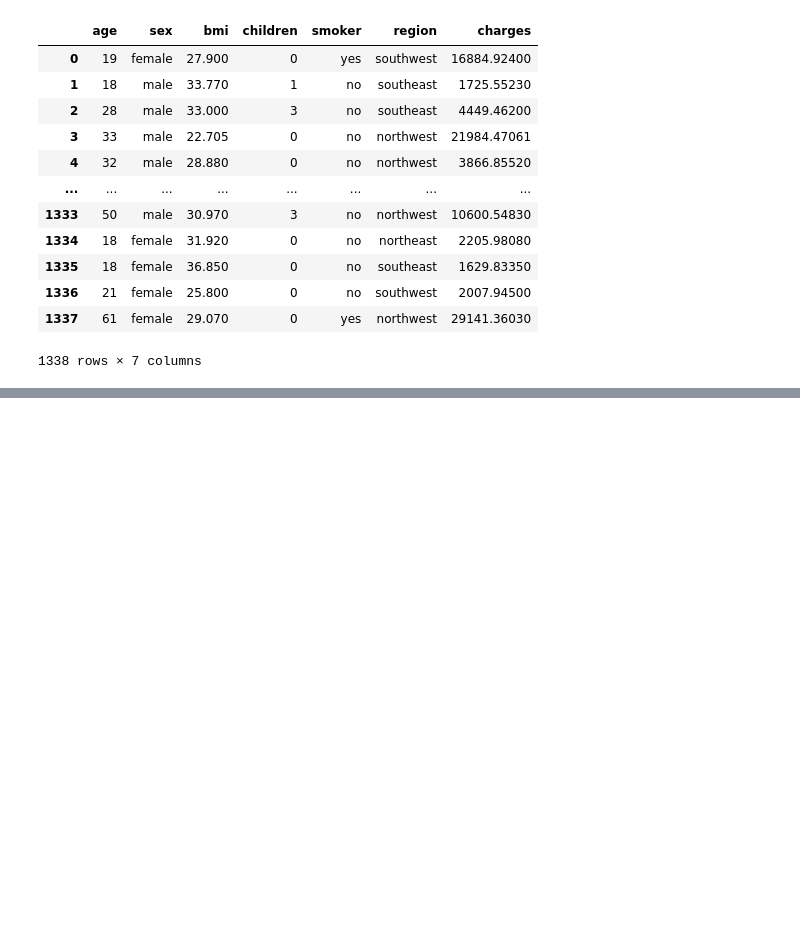
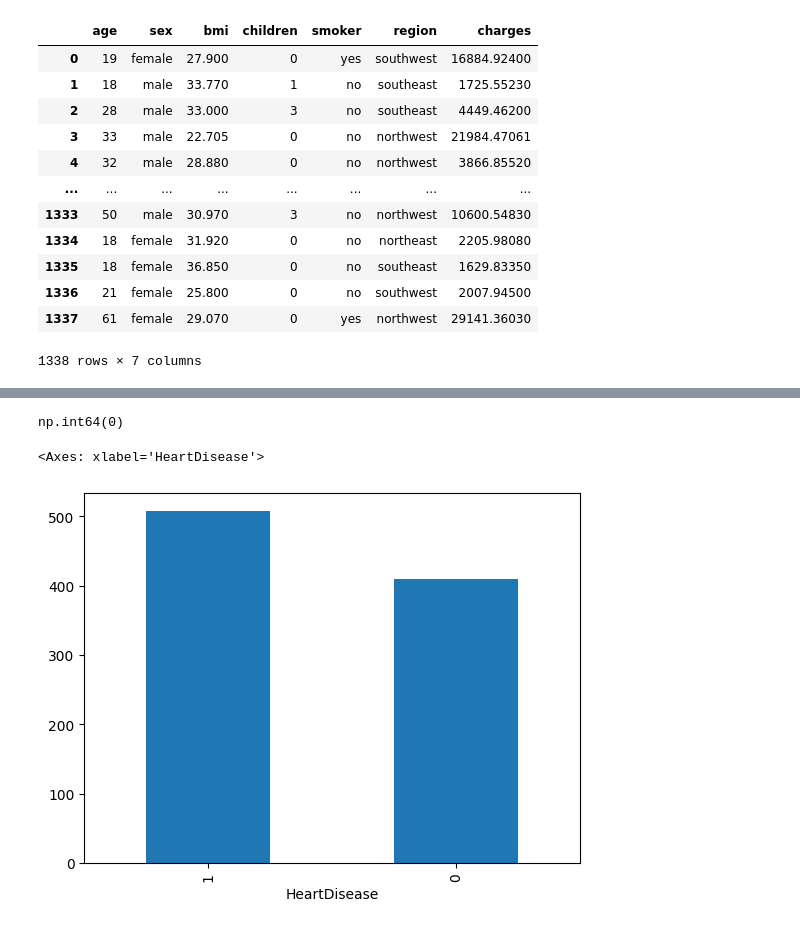
Before and after one commit to kartik147-design/Machine-Learning---1, a Jupyter notebook: main.ipynb, the cells around one changed output, grey strips where cells are left out. Cells and saved outputs as stored; diff of their text form; code cells hidden in the pictures; blank space fills up the shorter version.

```diff
--- a/main.ipynb
+++ b/main.ipynb
@@ -369,3 +369,6 @@ df
 | 1336 | 21 | female | 25.800 | 0 | no | southwest | 2007.94500 |
 | 1337 | 61 | female | 29.070 | 0 | yes | northwest | 29141.36030 |
 1338 rows × 7 columns
+# %%
+df = pd.read_csv("heart.csv")
+df.head()
@@ -371,0 +427,9 @@ df
+# %%
+df.duplicated().sum()
+# %% [output]
+np.int64(0)
+# %%
+df['HeartDisease'].value_counts().plot(kind = "bar")
+# %% [output]
+<Axes: xlabel='HeartDisease'>
+[figure, added]
```
Also changed, not shown: parts of 24 cells of this notebook.
